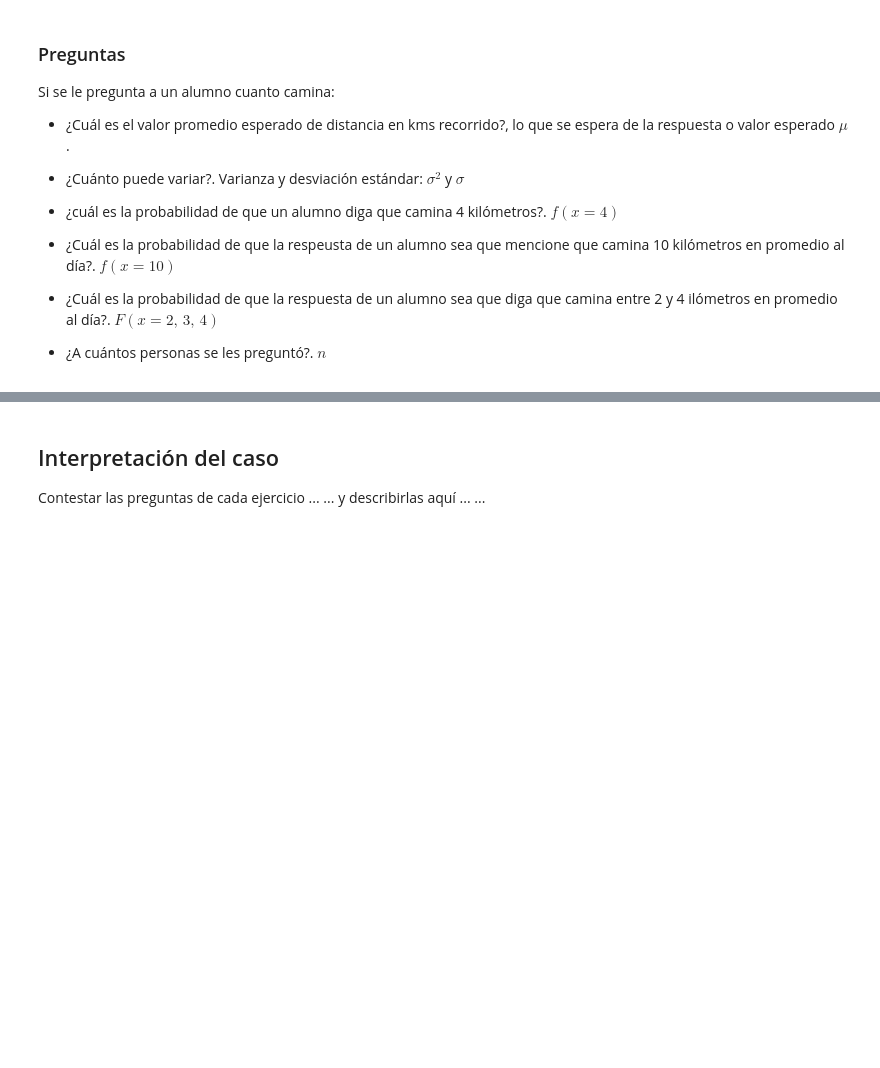
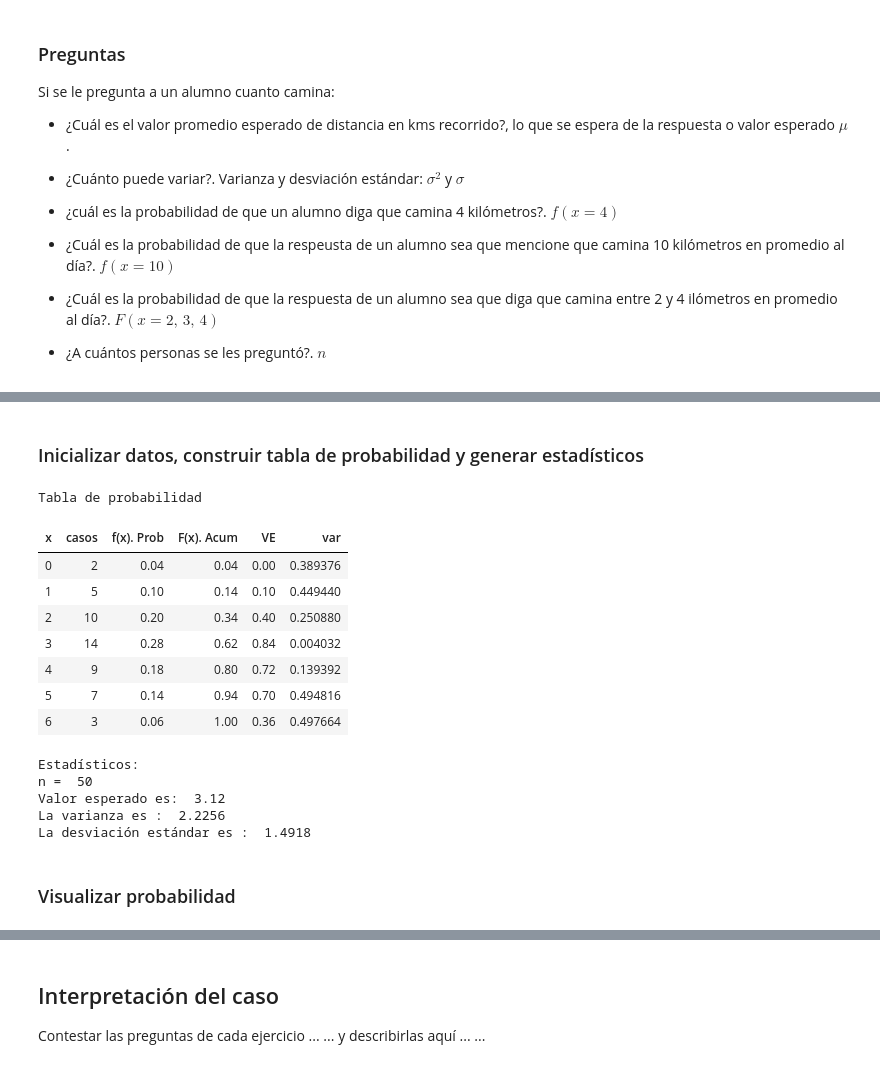
Before and after one commit to rpizarrog/probabilidad-y-estad-stica, a Jupyter notebook: Python 2023/Caso_13_Variabes_aleatorias_discretas.ipynb, the cells around one changed output, grey strips where cells are left out. Cells and saved outputs as stored; diff of their text form; code cells hidden in the pictures; blank space fills up the shorter version.

```diff
--- a/Python 2023/Caso_13_Variabes_aleatorias_discretas.ipynb
+++ b/Python 2023/Caso_13_Variabes_aleatorias_discretas.ipynb
@@ -692,0 +707,44 @@ Si se le pregunta a un alumno cuanto camina:
+# %% [markdown]
+### Inicializar datos, construir tabla de probabilidad y generar estadísticos
+# %%
+discretas = np.array([0, 1, 2, 3, 4, 5, 6])
+casos = np.array([2, 5, 10, 14, 9, 7, 3])
+# La variable resultado recibe todo lo que regresa la función
+resultado = f_crear_tabla_prob (discretas, casos)
+print ("Tabla de probabilidad")
+tabla = resultado[0] # Es la tabla
+
+tabla_html = tabla.to_html(index=False, classes='table table-bordered table-striped')
+
+# Imprimir la tabla HTML
+# Mostrar la tabla directamente
+display(HTML(tabla_html))
+
+# print(tabla, '\n') # Es la tabla
+print ("Estadísticos:")
+VE = resultado[1] # Valor esperado que devuelve la función
+var = resultado[2] # La varianza
+desv_std = resultado[3] # La desviación estándar
+n = resultado[4] # valor de n
+
+print ("n = ", n)
+print ("Valor esperado es: ", np.round(VE, 4))
+print ("La varianza es : ", np.round(var, 4))
+print ("La desviación estándar es : ", np.round(desv_std, 4))
+# %% [output]
+Tabla de probabilidad
+| x | casos | f(x). Prob | F(x). Acum | VE | var |
+| 0 | 2 | 0.04 | 0.04 | 0.00 | 0.389376 |
+| 1 | 5 | 0.10 | 0.14 | 0.10 | 0.449440 |
+| 2 | 10 | 0.20 | 0.34 | 0.40 | 0.250880 |
+| 3 | 14 | 0.28 | 0.62 | 0.84 | 0.004032 |
+| 4 | 9 | 0.18 | 0.80 | 0.72 | 0.139392 |
+| 5 | 7 | 0.14 | 0.94 | 0.70 | 0.494816 |
+| 6 | 3 | 0.06 | 1.00 | 0.36 | 0.497664 |
+Estadísticos:
+n =  50
+Valor esperado es:  3.12
+La varianza es :  2.2256
+La desviación estándar es :  1.4918
+# %% [markdown]
+### Visualizar probabilidad
```
Also changed, not shown: parts of 3 cells of this notebook.
